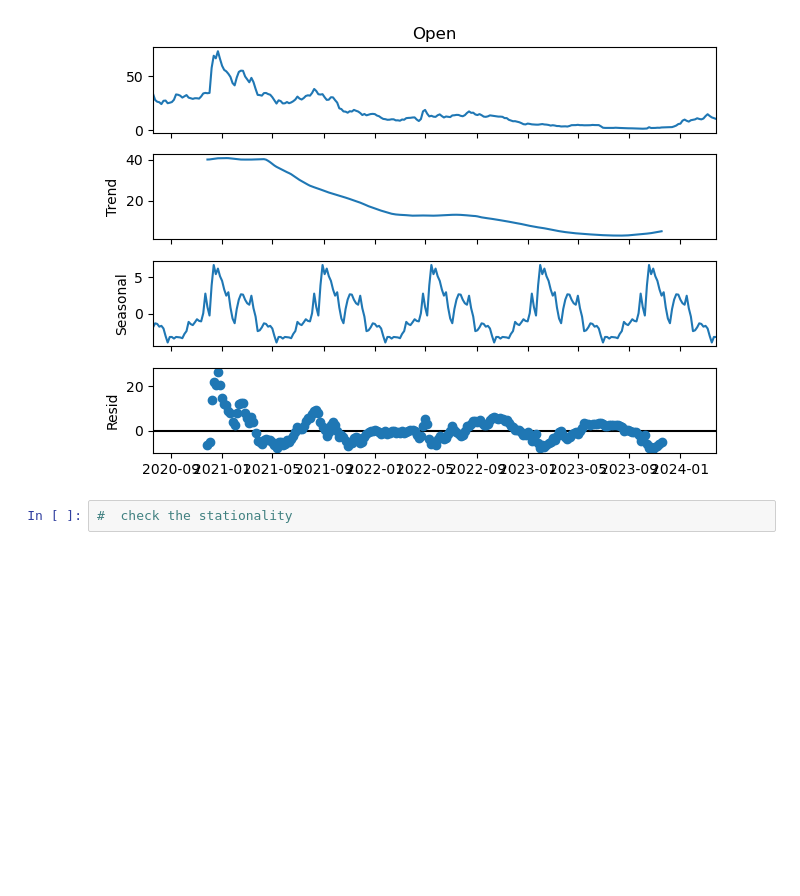
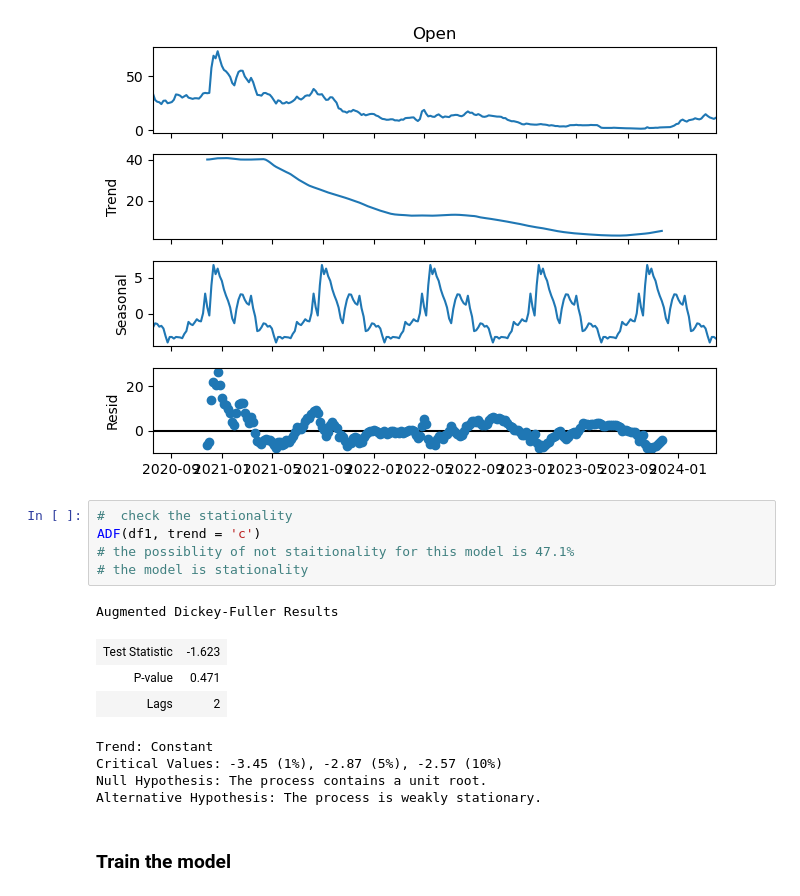
Before and after one commit to notfakearcher/yanjun, a Jupyter notebook: time-series/01_practice/practice4.ipynb, the cells around one changed output. Saved outputs shown, nothing was run; the diff lists cells and outputs as text; blank space fills up the shorter version.

```diff
--- a/time-series/01_practice/practice4.ipynb
+++ b/time-series/01_practice/practice4.ipynb
@@ -102,5 +106,19 @@ res.plot()
 plt.show()
 # %% [output]
 [figure]
-# %%
-#  check the stationality
+# %%
+#  check the stationality
+ADF(df1, trend = 'c')
+# the possiblity of not staitionality for this model is 47.1%
+# the model is stationality
+# %% [output]
+Augmented Dickey-Fuller Results
+| Test Statistic | -1.623 |
+| P-value | 0.471 |
+| Lags | 2 |
+Trend: Constant
+Critical Values: -3.45 (1%), -2.87 (5%), -2.57 (10%)
+Null Hypothesis: The process contains a unit root.
+Alternative Hypothesis: The process is weakly stationary.
+# %% [markdown]
+### Train the model
```
Also changed, not shown: parts of 7 cells of this notebook.
